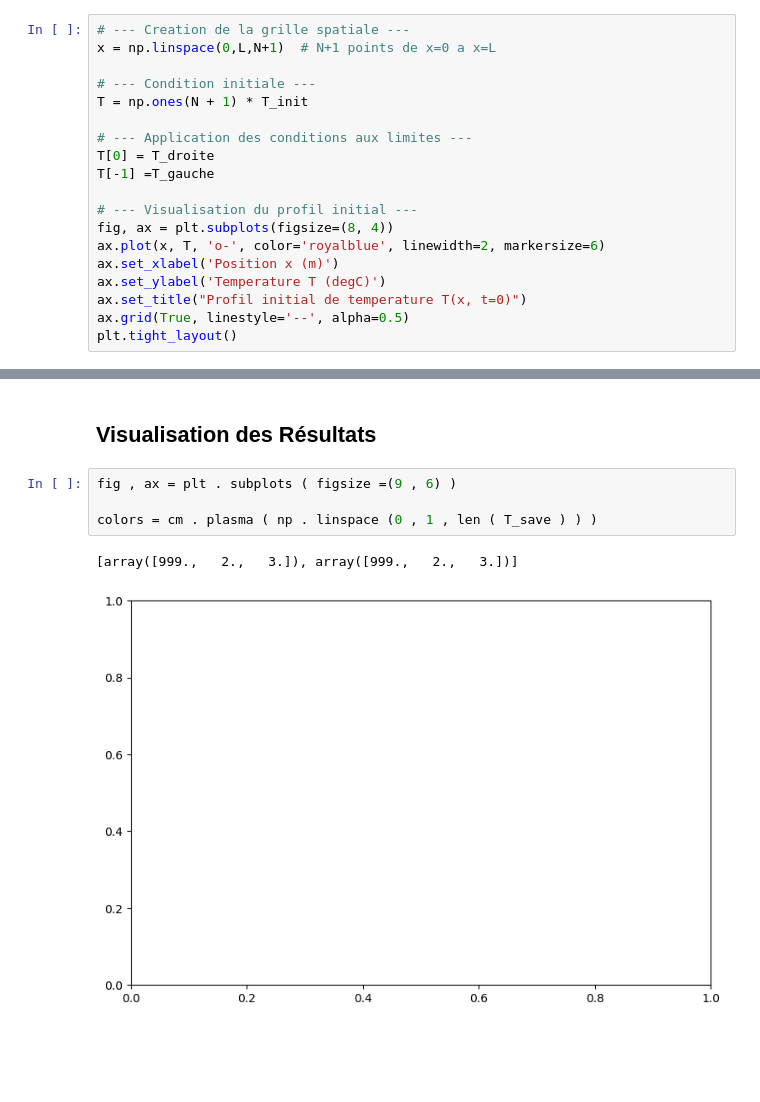
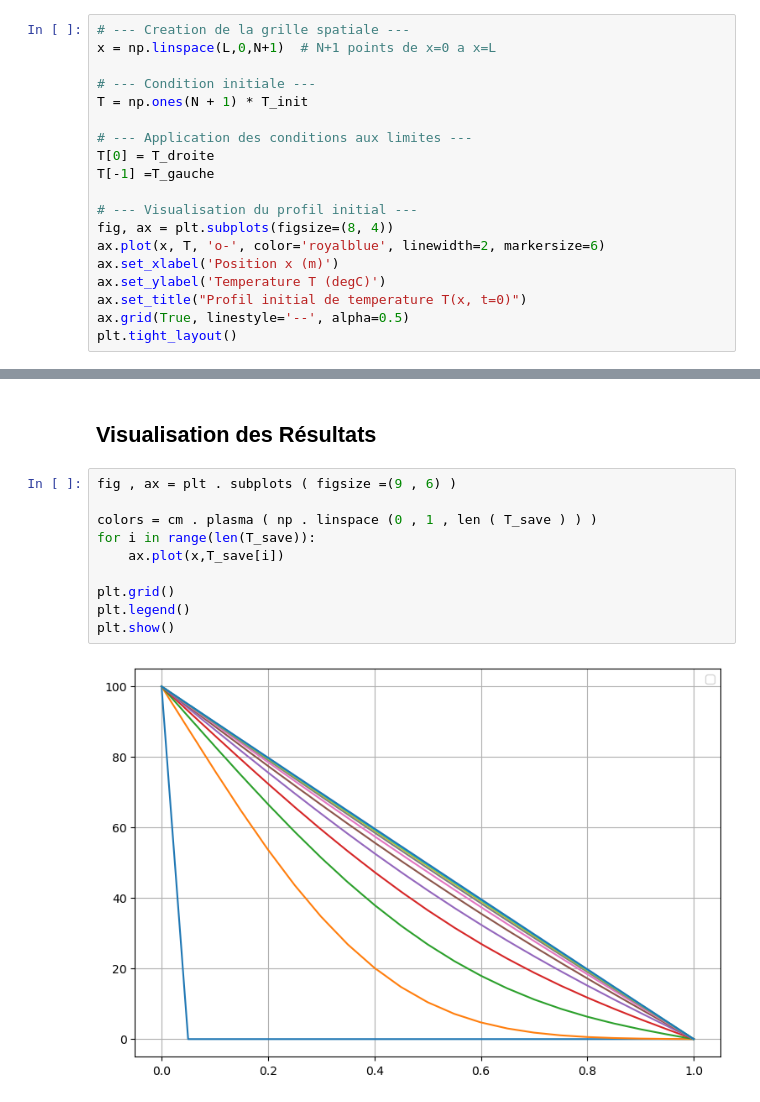
Before and after one commit to Amipha/outils-num, a Jupyter notebook: TP1.ipynb, the cells around one changed output, grey strips where cells are left out. Saved outputs shown, nothing was run; the diff lists cells and outputs as text; blank space fills up the shorter version.

```diff
--- a/TP1.ipynb
+++ b/TP1.ipynb
@@ -35,7 +35,7 @@ r = 0.4000 ( doit etre <= 0.5)
 ## Initialisation du Domaine
 # %%
 # --- Creation de la grille spatiale ---
-x = np.linspace(0,L,N+1)  # N+1 points de x=0 a x=L
+x = np.linspace(L,0,N+1)  # N+1 points de x=0 a x=L
 
 # --- Condition initiale ---
 T = np.ones(N + 1) * T_init
@@ -106,7 +106,12 @@ print ( T_save [0]) # [1. 2. 3.] inchangé
 # %%
 fig , ax = plt . subplots ( figsize =(9 , 6) )
 
 colors = cm . plasma ( np . linspace (0 , 1 , len ( T_save ) ) )
+for i in range(len(T_save)):
+    ax.plot(x,T_save[i])
+
+plt.grid()
+plt.legend()
+plt.show()
 # %% [output]
-[array([999.,   2.,   3.]), array([999.,   2.,   3.])]
-[figure, old version]
+[figure, new version]
```
Also changed, not shown: parts of 2 cells of this notebook.
